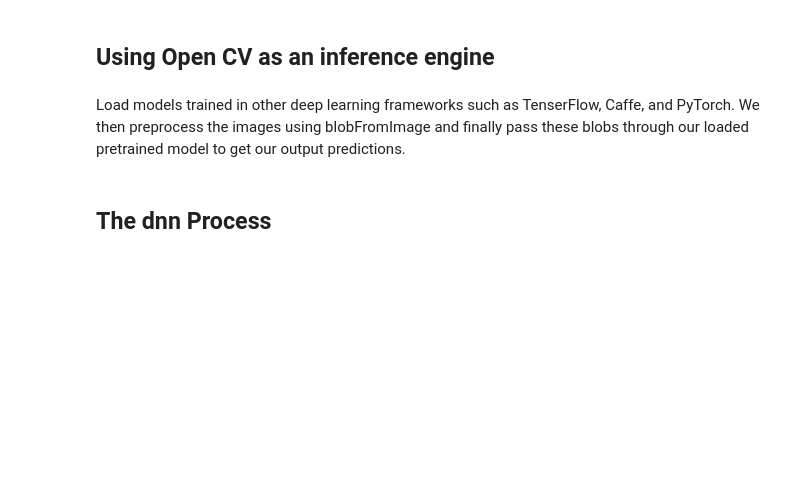
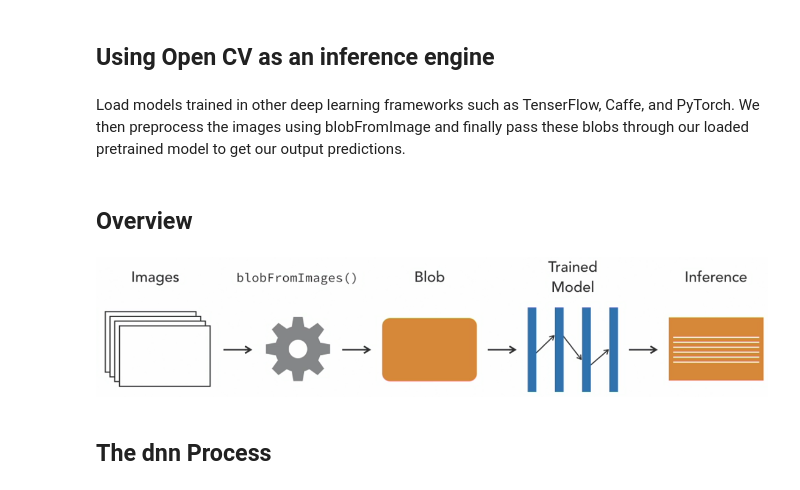
Before and after one commit to davidtnly/DeepLearning, a Jupyter notebook: 03-opencv4-course/02-deep-learning-intro.ipynb, the cells around one changed output. Drawn from its saved outputs; the diff is of its cells as text; code cells hidden in the pictures; blank space fills up the shorter version.

```diff
--- a/03-opencv4-course/02-deep-learning-intro.ipynb
+++ b/03-opencv4-course/02-deep-learning-intro.ipynb
@@ -9,3 +7,10 @@ insert image
+# %% [markdown]
+## Overview
+# %%
+from PIL import Image
+Image.open('Images/04-overview.png')
+# %% [output]
+[figure, added]
 # %% [markdown]
 ## The dnn Process
 # %% [markdown]
```
Also changed, not shown: parts of 12 cells of this notebook, 14 other files.
